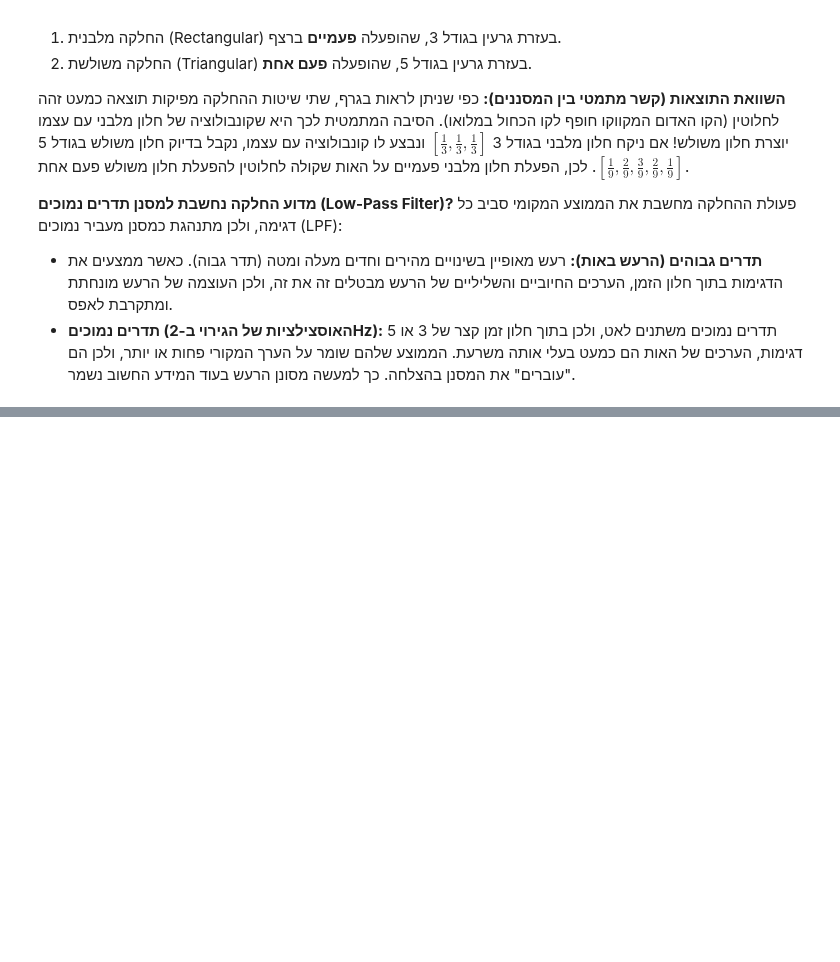
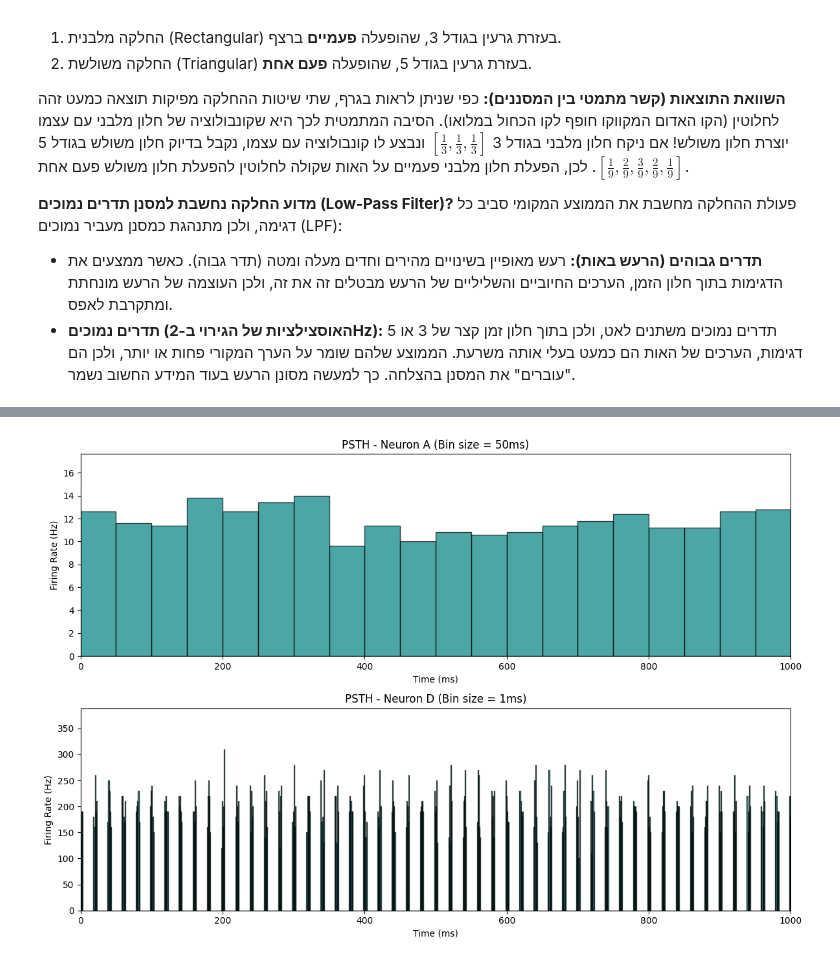
Before and after one commit to Royc4515/Project1_SignalProcessing, a Jupyter notebook: Project1_SignalProcessing.ipynb, the cells around one changed output, grey strips where cells are left out. Drawn from its saved outputs; the diff is of its cells as text; code cells hidden in the pictures; blank space fills up the shorter version.

```diff
--- a/Project1_SignalProcessing.ipynb
+++ b/Project1_SignalProcessing.ipynb
@@ -513,0 +566,39 @@ plot_psth(neuron_D, 'D', bin_size_ms=1, xlim_ms=500)
+# %%
+import numpy as np
+import matplotlib.pyplot as plt
+
+def plot_psth(neuron_matrix, neuron_name, ax, bin_size_ms=50, num_trials=100):
+    num_samples = neuron_matrix.shape[1]
+
+    # מציאת כל זמני הספייקים
+    spike_times = np.where(neuron_matrix == 1)[1]
+
+    # הגדרת הבינים
+    bins = np.arange(0, num_samples + bin_size_ms, bin_size_ms)
+
+    # נרמול ל-Hz
+    bin_size_sec = bin_size_ms / 1000.0
+    weight_per_spike = 1.0 / (num_trials * bin_size_sec)
+    weights = np.full_like(spike_times, weight_per_spike, dtype=float)
+
+    # ציור ההיסטוגרמה
+    ax.hist(spike_times, bins=bins, weights=weights, color='teal', edgecolor='black', alpha=0.7)
+    ax.set_title(f'PSTH - Neuron {neuron_name} (Bin size = {bin_size_ms}ms)')
+    ax.set_xlabel('Time (ms)')
+    ax.set_ylabel('Firing Rate (Hz)')
+
+# יצירת חלון הגרפים
+fig, axes = plt.subplots(2, 1, figsize=(12, 8), sharex=False)
+
+# נוירון A - נשאיר עם בינים של 50ms (או נשנה ל-10ms) לשם הפרופורציה
+plot_psth(neuron_A, 'A', axes[0], bin_size_ms=50)
+axes[0].set_xlim(0, 1000)
+
+# נוירון D - כאן התיקון: חלון של 1ms כדי לא להחליק את הפיקים הרגעיים!
+plot_psth(neuron_D, 'D', axes[1], bin_size_ms=1)
+axes[1].set_xlim(0, 1000)
+
+plt.tight_layout()
+plt.show()
+# %% [output]
+[figure, added]
```
Also changed, not shown: parts of 12 cells of this notebook, 1 other file.
